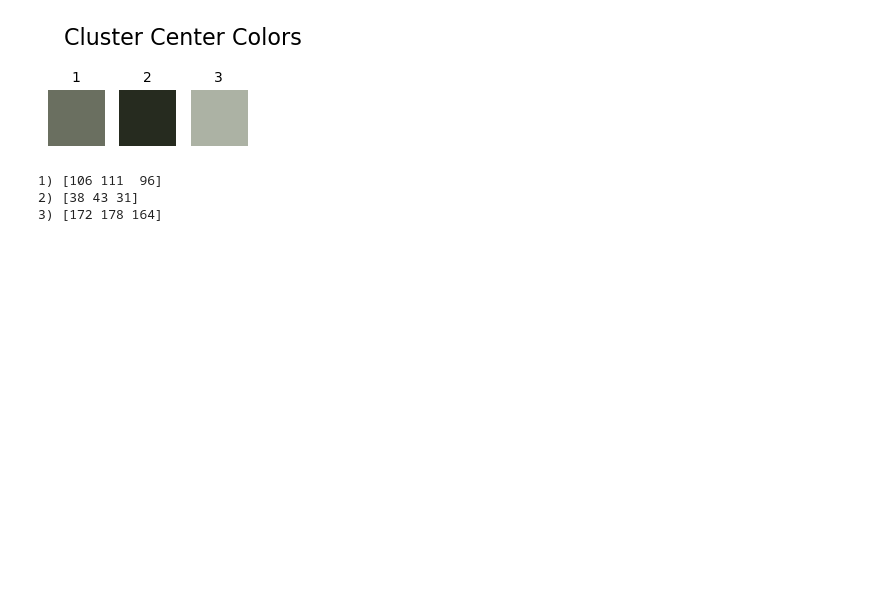
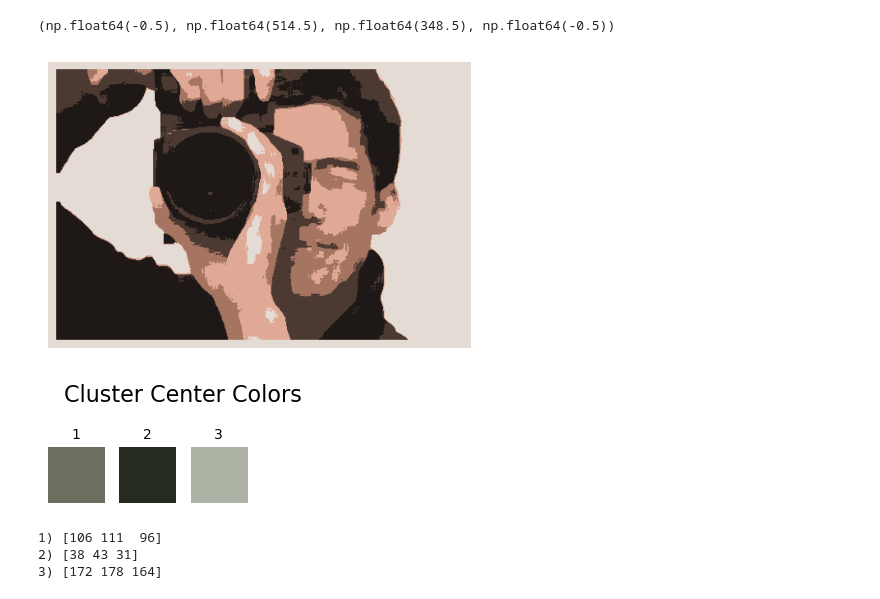
Before and after one commit to vivan-sinha/184-Final-Project, a Jupyter notebook: code/kmeans/kmeans.ipynb, the cells around one changed output. Drawn from its saved outputs; the diff is of its cells as text; code cells hidden in the pictures; blank space fills up the shorter version.

```diff
--- a/code/kmeans/kmeans.ipynb
+++ b/code/kmeans/kmeans.ipynb
@@ -78,3 +78,11 @@ plt.show()
+# %%
+plt.figure(figsize=(12, 6))
+plt.subplot(122)
+plt.imshow(segmented_img)
+plt.axis('off')
+# %% [output]
+(np.float64(-0.5), np.float64(514.5), np.float64(348.5), np.float64(-0.5))
+[figure, added]
 # %%
 colors_per_row = 4
 num_rows = math.ceil(number_colors / colors_per_row)
```
Also changed, not shown: parts of 5 cells of this notebook, 2 other files.
